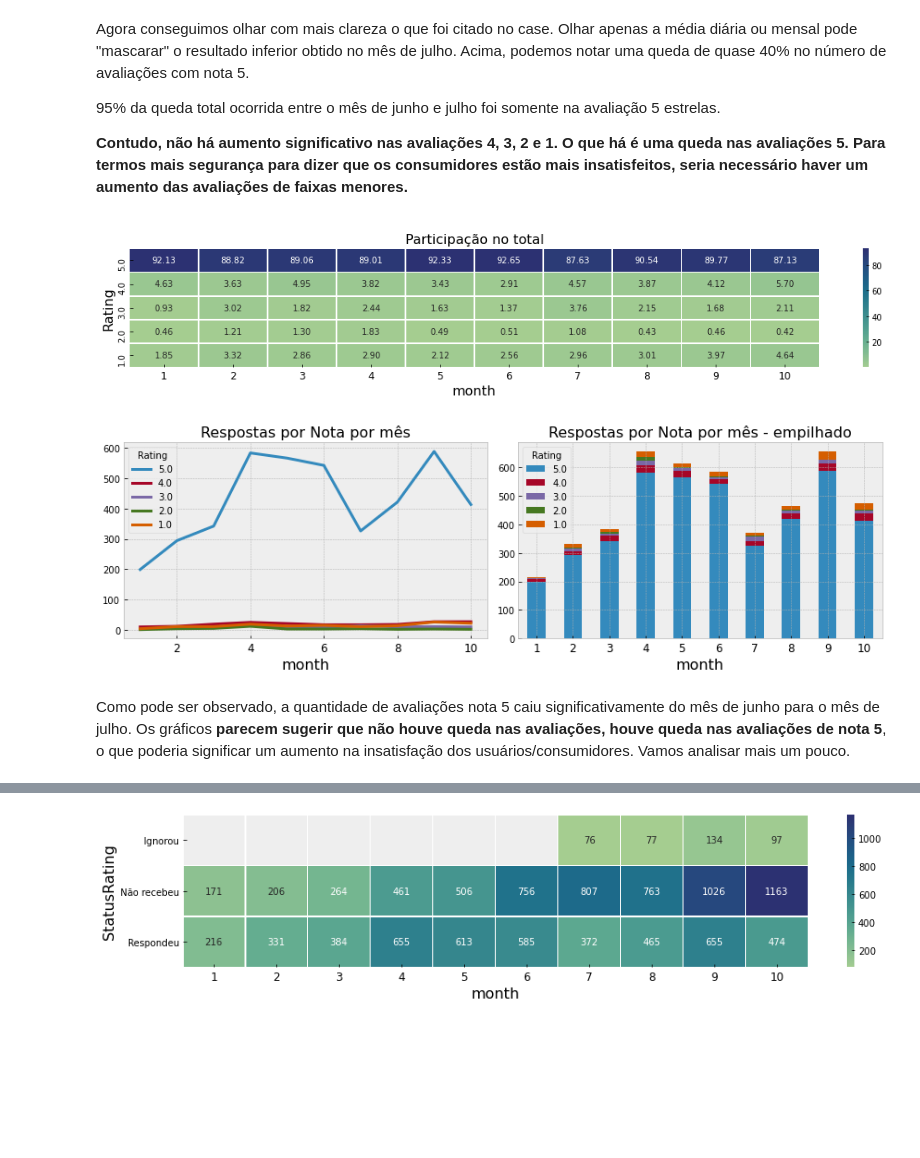
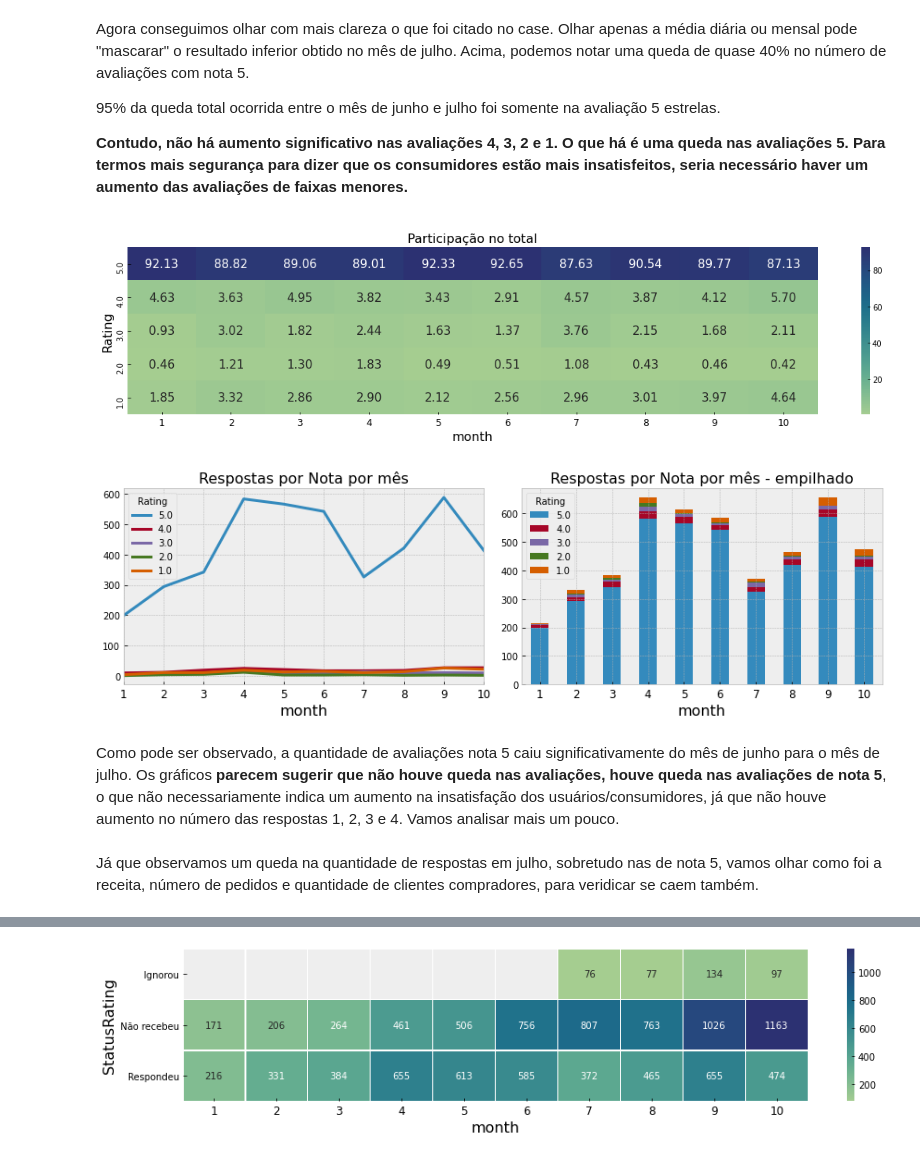
Before and after one commit to japanfelipe/challenge_ze, a Jupyter notebook: desafio I/notebooks/questao1.ipynb, the cells around one changed output, grey strips where cells are left out. Drawn from its saved outputs; the diff is of its cells as text; code cells hidden in the pictures; blank space fills up the shorter version.

```diff
--- a/desafio I/notebooks/questao1.ipynb
+++ b/desafio I/notebooks/questao1.ipynb
@@ -34,10 +35,14 @@ Order_rating_DB['Date&Time'] = pd.to_datetime(Order_rating_DB['Date&Time'])
 # %%
 # Adicionar colunas
 Order_rating_DB['date'] = pd.to_datetime(Order_rating_DB['Date&Time'].dt.date)
-Order_rating_DB['hour'] = Order_rating_DB['Date&Time'].dt.time
+Order_rating_DB['hour'] = Order_rating_DB['Date&Time'].dt.hour
 Order_rating_DB['day'] = Order_rating_DB['Date&Time'].dt.day
 Order_rating_DB['month'] = Order_rating_DB['Date&Time'].dt.month
 Order_rating_DB['month-day'] = Order_rating_DB['Date&Time'].dt.strftime('%m%d')
+
+bins = [0, 6, 12, 18, 25]
+labels = ['0-6','6-12','12-18','18-24']
+Order_rating_DB['PeriodOfDay'] = pd.cut(Order_rating_DB['hour'], bins=bins, labels=labels, right=False)
 # %%
 # Tamanho do dataset
 Order_rating_DB.shape
@@ -217,19 +222,19 @@ sns.heatmap(classificacao_por_mes_rating
 Agora conseguimos olhar com mais clareza o que foi citado no case. Olhar apenas a média diária ou mensal pode "mascarar" o resultado inferior obtido no mês de julho. Acima, podemos notar uma queda de quase 40% no número de avaliações com nota 5. <p> 95% da queda total ocorrida entre o mês de junho e julho foi somente na avaliação 5 estrelas. <p>
 **Contudo, não há aumento significativo nas avaliações 4, 3, 2 e 1. O que há é uma queda nas avaliações 5. Para termos mais segurança para dizer que os consumidores estão mais insatisfeitos, seria necessário haver um aumento das avaliações de faixas menores.**
 # %%
-plt.figure(figsize=(15,3))
+plt.figure(figsize=(16,4))
 sns.heatmap(
     (classificacao.pivot_table(columns='Rating',
                           index='month',
                           values='OrderID',
                           aggfunc='count')
     .apply(lambda x: x/x.sum()*100, axis=1)
     .T)
-    .sort_index(ascending=False), annot=True, fmt='.2f', linewidths=0.5, cmap="crest"
+    .sort_index(ascending=False), annot=True, fmt='.2f', linewidths=0, cmap="crest", annot_kws={"fontsize":15}
 ), plt.title('Participação no total')
 plt.tight_layout(), plt.savefig(IMAGES / 'par_por_nota.png');
 # %% [output]
-[figure, old version]
+[figure, new version]
 # %%
 fig, (ax1,ax2) = plt.subplots(1,2, figsize=(12,4))
 
@@ -245,6 +250,8 @@ fig, (ax1,ax2) = plt.subplots(1,2, figsize=(12,4))
  plt.xticks(rotation=0)
 ), plt.tight_layout(), plt.savefig(IMAGES / 'av_por_nota.png');
 # %% [output]
-[figure, old version]
+[figure, new version]
 # %% [markdown]
-Como pode ser observado, a quantidade de avaliações nota 5 caiu significativamente do mês de junho para o mês de julho. Os gráficos **parecem sugerir que não houve queda nas avaliações, houve queda nas avaliações de nota 5**, o que poderia significar um aumento na insatisfação dos usuários/consumidores. Vamos analisar mais um pouco.
+Como pode ser observado, a quantidade de avaliações nota 5 caiu significativamente do mês de junho para o mês de julho. Os gráficos **parecem sugerir que não houve queda nas avaliações, houve queda nas avaliações de nota 5**, o que não necessariamente indica um aumento na insatisfação dos usuários/consumidores, já que não houve aumento no número das respostas 1, 2, 3 e 4. Vamos analisar mais um pouco.
+# %% [markdown]
+Já que observamos um queda na quantidade de respostas em julho, sobretudo nas de nota 5, vamos olhar como foi a receita, número de pedidos e quantidade de clientes compradores, para veridicar se caem também.
```
Also changed, not shown: parts of 27 cells of this notebook, 6 other files.
